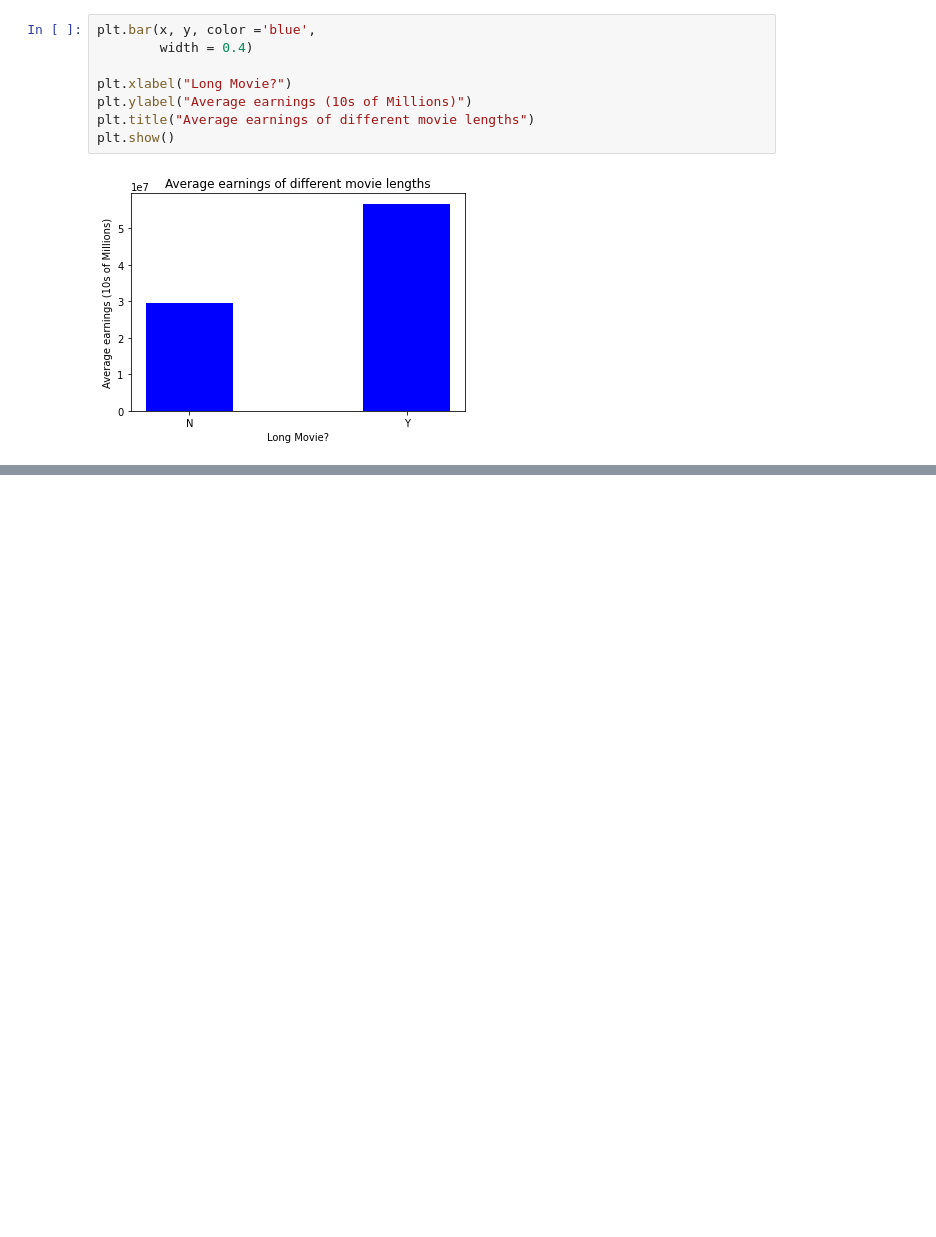
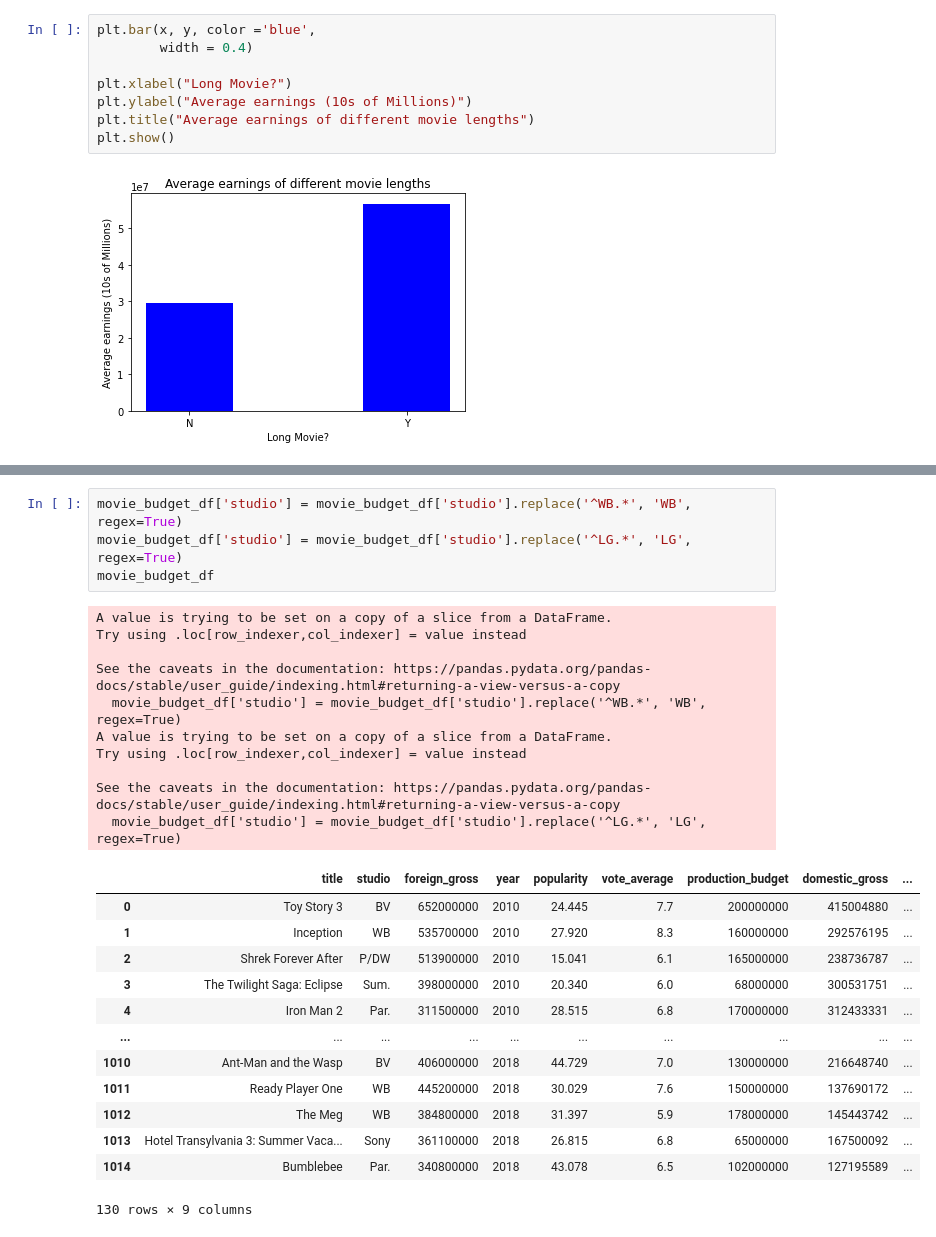
Before and after one commit to ARuizMartinezDeloitte/Capstone, a Jupyter notebook: notebooks/Ahmed-folder/Ahmed.ipynb, the cells around one changed output, grey strips where cells are left out. Drawn from its saved outputs; the diff is of its cells as text; blank space fills up the shorter version.

```diff
--- a/notebooks/Ahmed-folder/Ahmed.ipynb
+++ b/notebooks/Ahmed-folder/Ahmed.ipynb
@@ -264,0 +353,28 @@ plt.show()
+# %%
+movie_budget_df['studio'] = movie_budget_df['studio'].replace('^WB.*', 'WB', regex=True)
+movie_budget_df['studio'] = movie_budget_df['studio'].replace('^LG.*', 'LG', regex=True)
+movie_budget_df
+# %% [output]
+A value is trying to be set on a copy of a slice from a DataFrame.
+Try using .loc[row_indexer,col_indexer] = value instead
+
+See the caveats in the documentation: https://pandas.pydata.org/pandas-docs/stable/user_guide/indexing.html#returning-a-view-versus-a-copy
+  movie_budget_df['studio'] = movie_budget_df['studio'].replace('^WB.*', 'WB', regex=True)
+A value is trying to be set on a copy of a slice from a DataFrame.
+Try using .loc[row_indexer,col_indexer] = value instead
+
+See the caveats in the documentation: https://pandas.pydata.org/pandas-docs/stable/user_guide/indexing.html#returning-a-view-versus-a-copy
+  movie_budget_df['studio'] = movie_budget_df['studio'].replace('^LG.*', 'LG', regex=True)
+|  | title | studio | foreign_gross | year | popularity | vote_average | production_budget | domestic_gross | ... |
+| 0 | Toy Story 3 | BV | 652000000 | 2010 | 24.445 | 7.7 | 200000000 | 415004880 | ... |
+| 1 | Inception | WB | 535700000 | 2010 | 27.920 | 8.3 | 160000000 | 292576195 | ... |
+| 2 | Shrek Forever After | P/DW | 513900000 | 2010 | 15.041 | 6.1 | 165000000 | 238736787 | ... |
+| 3 | The Twilight Saga: Eclipse | Sum. | 398000000 | 2010 | 20.340 | 6.0 | 68000000 | 300531751 | ... |
+| 4 | Iron Man 2 | Par. | 311500000 | 2010 | 28.515 | 6.8 | 170000000 | 312433331 | ... |
+| ... | ... | ... | ... | ... | ... | ... | ... | ... | ... |
+| 1010 | Ant-Man and the Wasp | BV | 406000000 | 2018 | 44.729 | 7.0 | 130000000 | 216648740 | ... |
+| 1011 | Ready Player One | WB | 445200000 | 2018 | 30.029 | 7.6 | 150000000 | 137690172 | ... |
+| 1012 | The Meg | WB | 384800000 | 2018 | 31.397 | 5.9 | 178000000 | 145443742 | ... |
+| 1013 | Hotel Transylvania 3: Summer Vaca... | Sony | 361100000 | 2018 | 26.815 | 6.8 | 65000000 | 167500092 | ... |
+| 1014 | Bumblebee | Par. | 340800000 | 2018 | 43.078 | 6.5 | 102000000 | 127195589 | ... |
+130 rows × 9 columns
```
Also changed, not shown: parts of 10 cells of this notebook.
